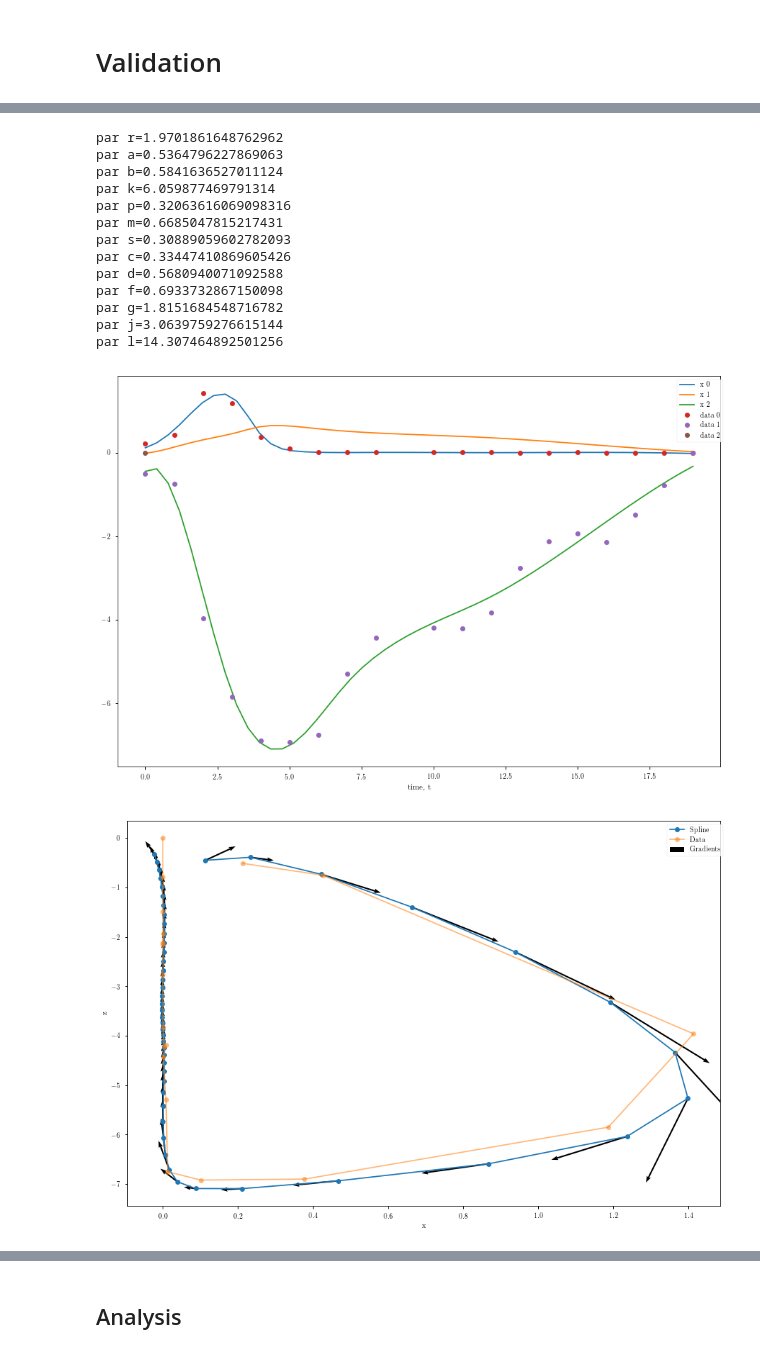
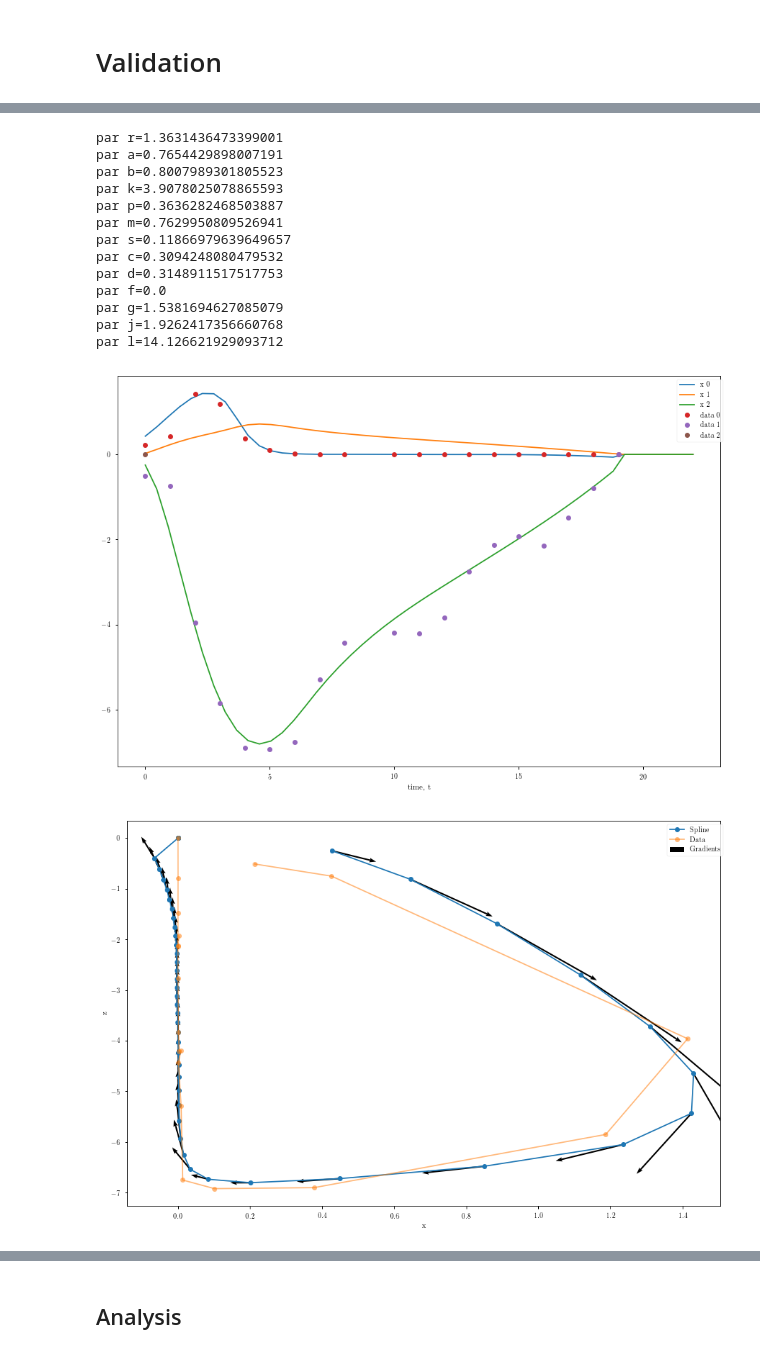
Before and after one commit to dwu402/self-harm, a Jupyter notebook: smol-case-2.ipynb, the cells around one changed output, grey strips where cells are left out. Cells and saved outputs as stored; diff of their text form; code cells hidden in the pictures.

```diff
--- a/smol-case-2.ipynb
+++ b/smol-case-2.ipynb
@@ -53,25 +53,25 @@ good_rho=view.draw_lcurve(target_rho=1e3, optimal=True)
 # %%
-view.print_solution(316.22776601683796, labels='rabkpmscdfgjl')
-view.draw_solution(316.22776601683796)
+view.print_solution(1e3, labels='rabkpmscdfgjl')
+view.draw_solution(1e3)
 # %% [output]
-par r=1.9701861648762962
-par a=0.5364796227869063
-par b=0.5841636527011124
-par k=6.059877469791314
-par p=0.32063616069098316
-par m=0.6685047815217431
-par s=0.30889059602782093
-par c=0.33447410869605426
-par d=0.5680940071092588
-par f=0.6933732867150098
-par g=1.8151684548716782
-par j=3.0639759276615144
-par l=14.307464892501256
+par r=1.3631436473399001
+par a=0.7654429898007191
+par b=0.8007989301805523
+par k=3.9078025078865593
+par p=0.3636282468503887
+par m=0.7629950809526941
+par s=0.11866979639649657
+par c=0.3094248080479532
+par d=0.3148911517517753
+par f=0.0
+par g=1.5381694627085079
+par j=1.9262417356660768
+par l=14.126621929093712
-[figure, old version]
+[figure, new version]
 # %%
-view.draw_solution(target_rho=316.22776601683796, plane=[0,2], datakeys=['x','z'])
+view.draw_solution(target_rho=1e3, plane=[0,2], datakeys=['x','z'])
 # %% [output]
-[figure, old version]
+[figure, new version]
 # %%
 view.draw_solution(target_rho=316.22776601683796, plane=[0,1])
 # %% [output]
```
Also changed, not shown: parts of 9 cells of this notebook, 2 other files.
